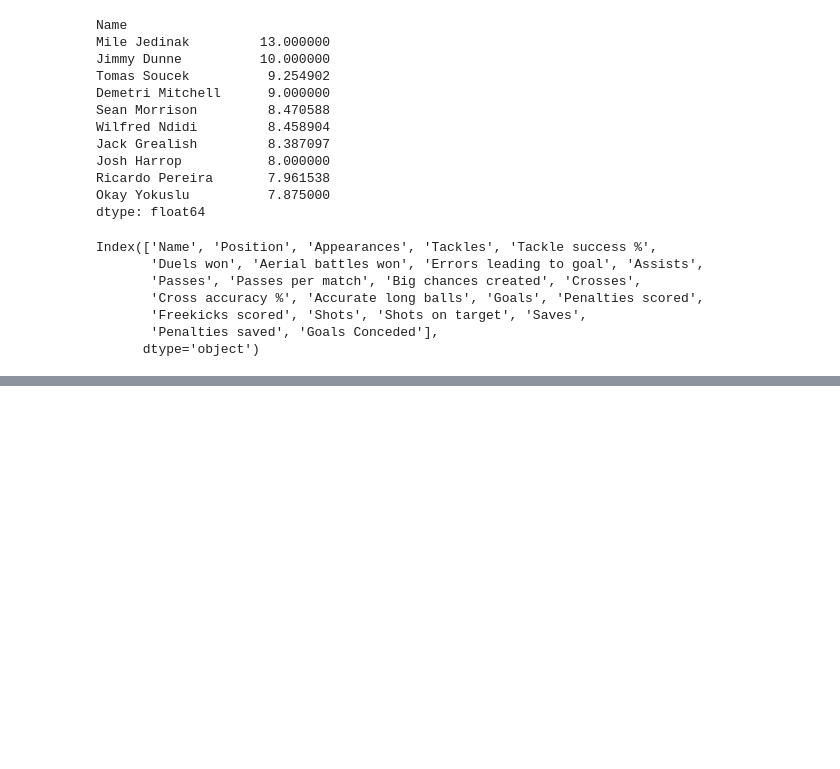
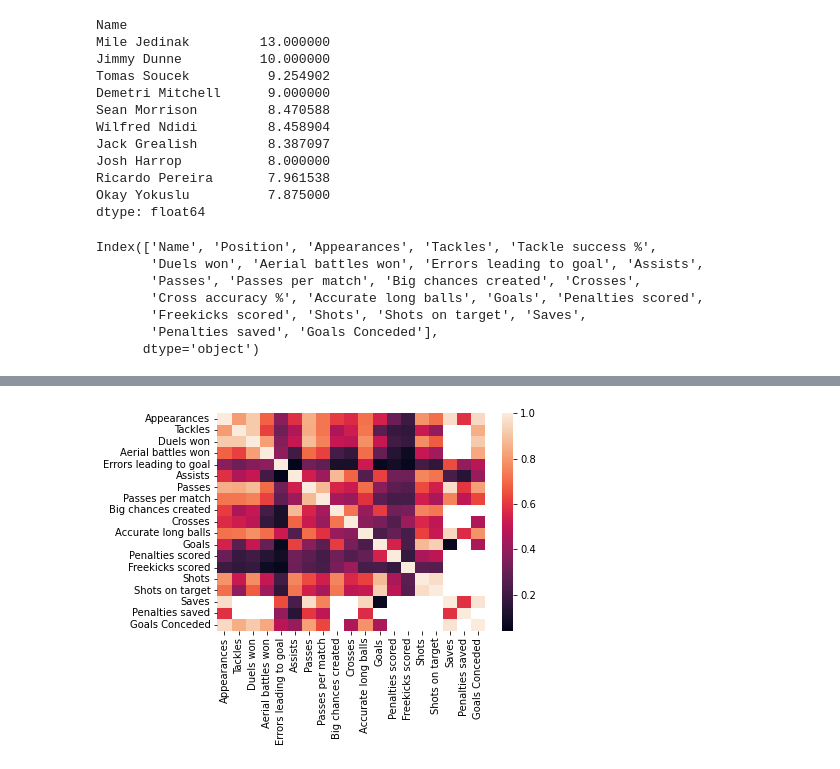
Before and after one commit to tunjaynasibli/Final_project, a Jupyter notebook: Eng_Prem_League_Stats.ipynb, the cells around one changed output, grey strips where cells are left out. Drawn from its saved outputs; the diff is of its cells as text; code cells hidden in the pictures; blank space fills up the shorter version.

```diff
--- a/Eng_Prem_League_Stats.ipynb
+++ b/Eng_Prem_League_Stats.ipynb
@@ -564,0 +656,4 @@ Name: Penalties saved, dtype: float64
+# %%
+sns.heatmap(dataset.corr());
+# %% [output]
+[figure, added]
```
Also changed, not shown: parts of 17 cells of this notebook.
